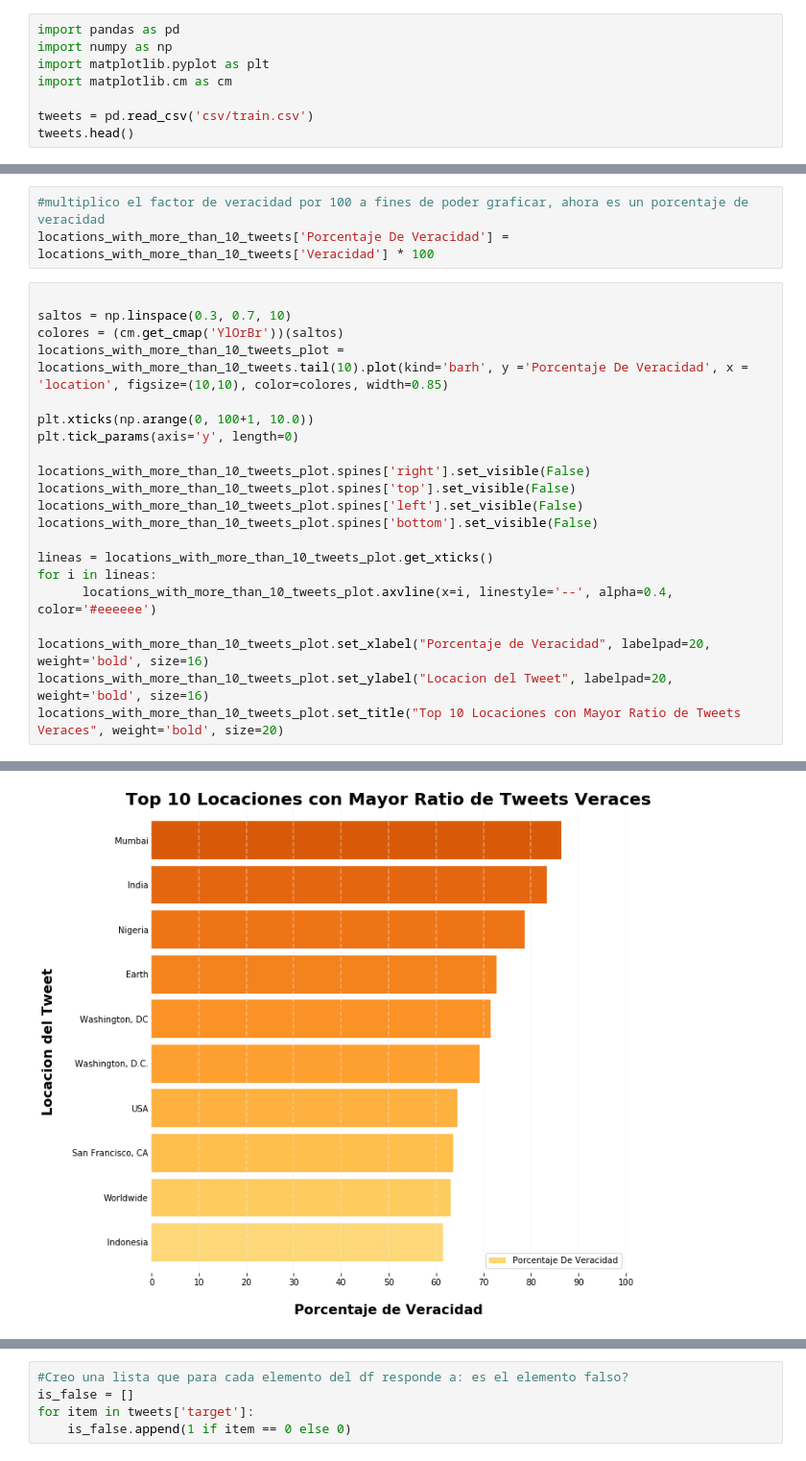
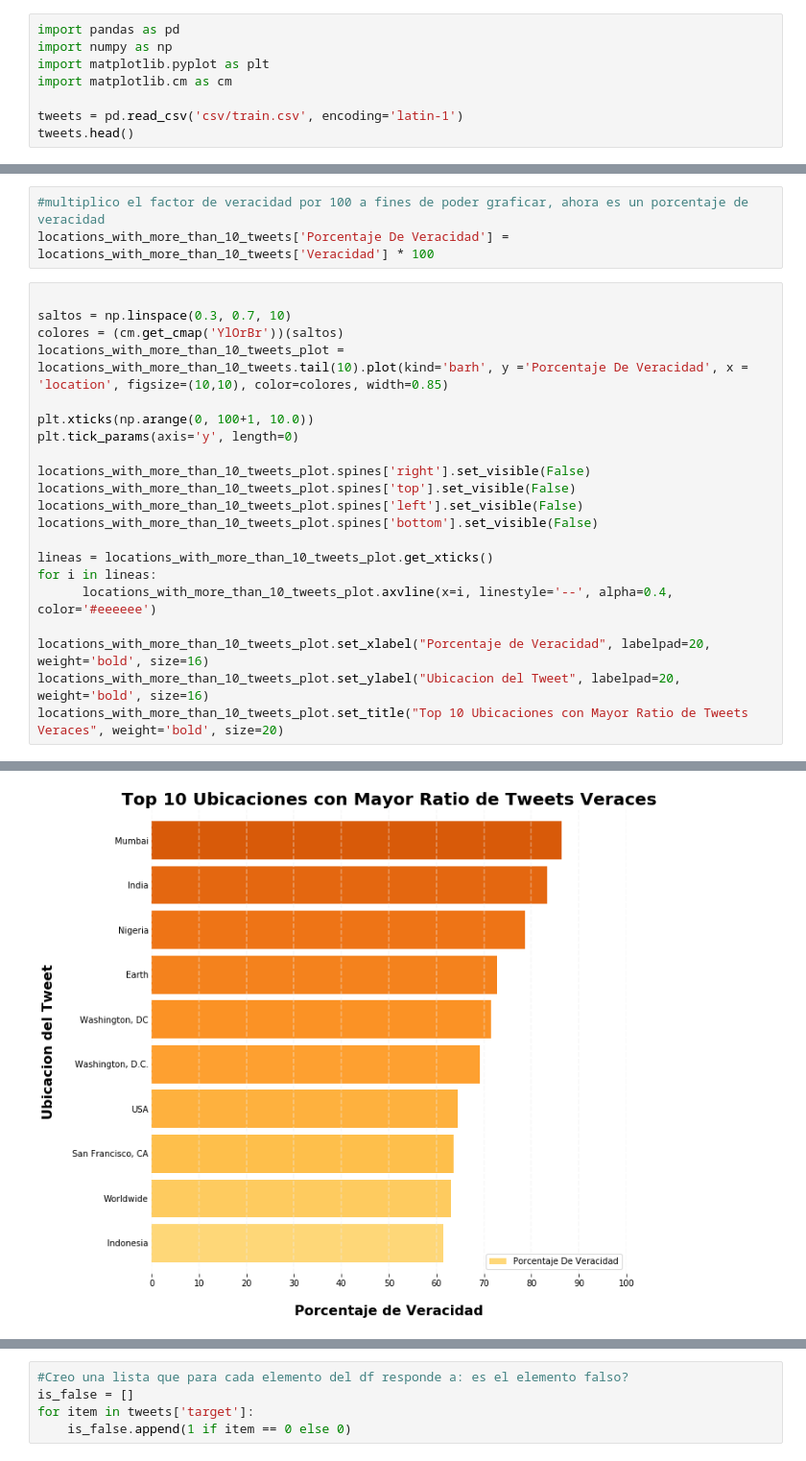
Before and after one commit to RiedelNicolas/TP1-Organizacion-de-Datos, a Jupyter notebook: Hugo.ipynb, the cells around one changed output, grey strips where cells are left out. Shown at 96% size. Cells and saved outputs as stored; diff of their text form.

```diff
--- a/Hugo.ipynb
+++ b/Hugo.ipynb
@@ -4,7 +4,7 @@ import numpy as np
 import matplotlib.pyplot as plt
 import matplotlib.cm as cm
 
-tweets = pd.read_csv('csv/train.csv')
+tweets = pd.read_csv('csv/train.csv', encoding='latin-1')
 tweets.head()
 # %% [output]
 |  | id | keyword | location | text | target |
@@ -207,6 +207,6 @@ for i in lineas:
       locations_with_more_than_10_tweets_plot.axvline(x=i, linestyle='--', alpha=0.4, color='#eeeeee')
 
 locations_with_more_than_10_tweets_plot.set_xlabel("Porcentaje de Veracidad", labelpad=20, weight='bold', size=16)
-locations_with_more_than_10_tweets_plot.set_ylabel("Locacion del Tweet", labelpad=20, weight='bold', size=16)
-locations_with_more_than_10_tweets_plot.set_title("Top 10 Locaciones con Mayor Ratio de Tweets Veraces", weight='bold', size=20)
+locations_with_more_than_10_tweets_plot.set_ylabel("Ubicacion del Tweet", labelpad=20, weight='bold', size=16)
+locations_with_more_than_10_tweets_plot.set_title("Top 10 Ubicaciones con Mayor Ratio de Tweets Veraces", weight='bold', size=20)
 # %% [output]
@@ -214,4 +214,4 @@ Text(0.5, 1.0, 'Top 10 Locaciones con Mayor Ratio de Tweets Veraces')
-[figure, old version]
+[figure, new version]
 # %%
 tweets_by_loc.sort_values('target', ascending = False).head(11)
 # %% [output]
```
Also changed, not shown: parts of 23 cells of this notebook.
